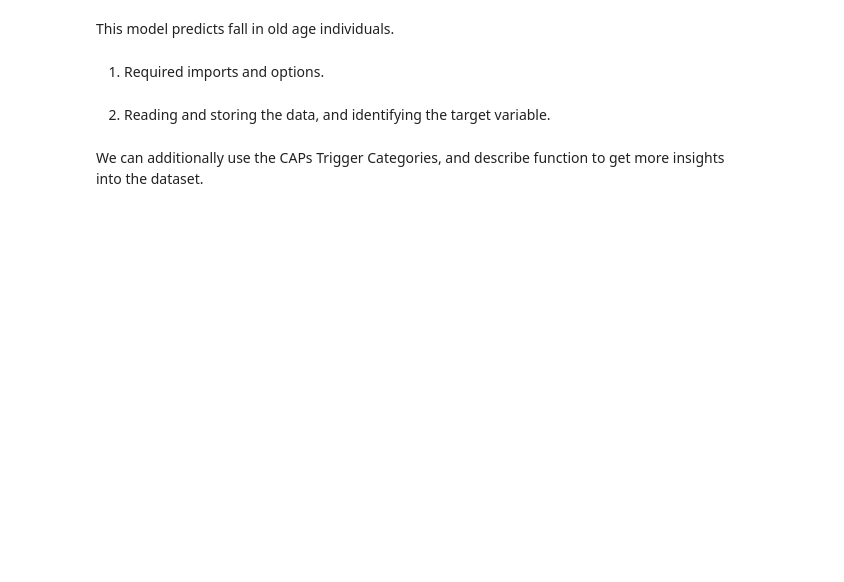
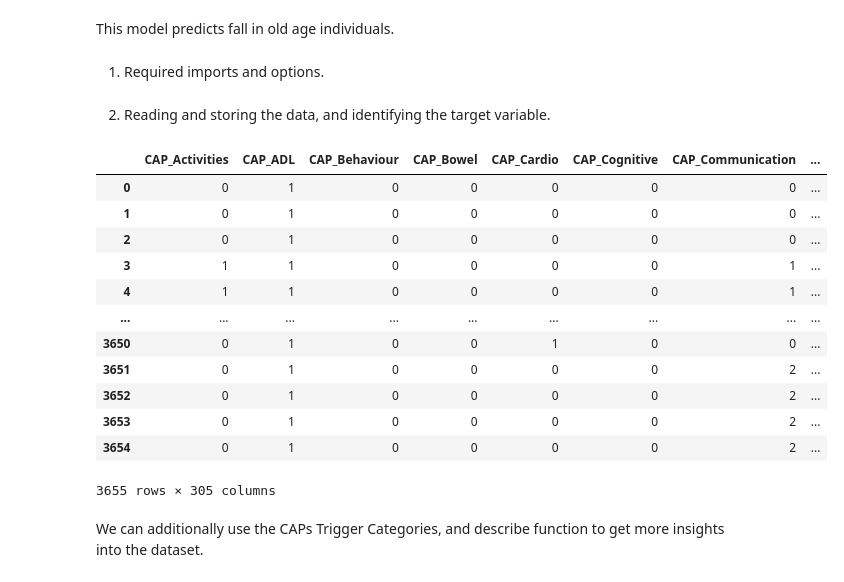
Before and after one commit to crayonthree/fallPredictionModel, a Jupyter notebook: model/fallPreventionModel.ipynb, the cells around one changed output. Saved outputs shown, nothing was run; the diff lists cells and outputs as text; code cells hidden in the pictures; blank space fills up the shorter version.

```diff
--- a/model/fallPreventionModel.ipynb
+++ b/model/fallPreventionModel.ipynb
@@ -7,13 +7,28 @@ import pandas as pd
 import numpy as np
 import json
 # %%
-pd.set_option('display.max_rows',None)
+pd.set_option('display.max_rows',20)
 pd.set_option('display.max_columns',None)
 # %% [markdown]
 2. Reading and storing the data, and identifying the target variable.
 # %%
 #We use read_json from pandas to read the JSON data and get a dataframe of the data
 data = pd.read_json("../data/Deidentified LTCF sample data with CAPs-original.json")
+data
+# %% [output]
+|  | CAP_Activities | CAP_ADL | CAP_Behaviour | CAP_Bowel | CAP_Cardio | CAP_Cognitive | CAP_Communication | ... |
+| 0 | 0 | 1 | 0 | 0 | 0 | 0 | 0 | ... |
+| 1 | 0 | 1 | 0 | 0 | 0 | 0 | 0 | ... |
+| 2 | 0 | 1 | 0 | 0 | 0 | 0 | 0 | ... |
+| 3 | 1 | 1 | 0 | 0 | 0 | 0 | 1 | ... |
+| 4 | 1 | 1 | 0 | 0 | 0 | 0 | 1 | ... |
+| ... | ... | ... | ... | ... | ... | ... | ... | ... |
+| 3650 | 0 | 1 | 0 | 0 | 1 | 0 | 0 | ... |
+| 3651 | 0 | 1 | 0 | 0 | 0 | 0 | 2 | ... |
+| 3652 | 0 | 1 | 0 | 0 | 0 | 0 | 2 | ... |
+| 3653 | 0 | 1 | 0 | 0 | 0 | 0 | 2 | ... |
+| 3654 | 0 | 1 | 0 | 0 | 0 | 0 | 2 | ... |
+3655 rows × 305 columns
 # %% [markdown]
 We can additionally use the CAPs Trigger Categories, and describe function to get more insights into the dataset.
 # %%
```
Also changed, not shown: parts of 11 cells of this notebook, 1 other file.
